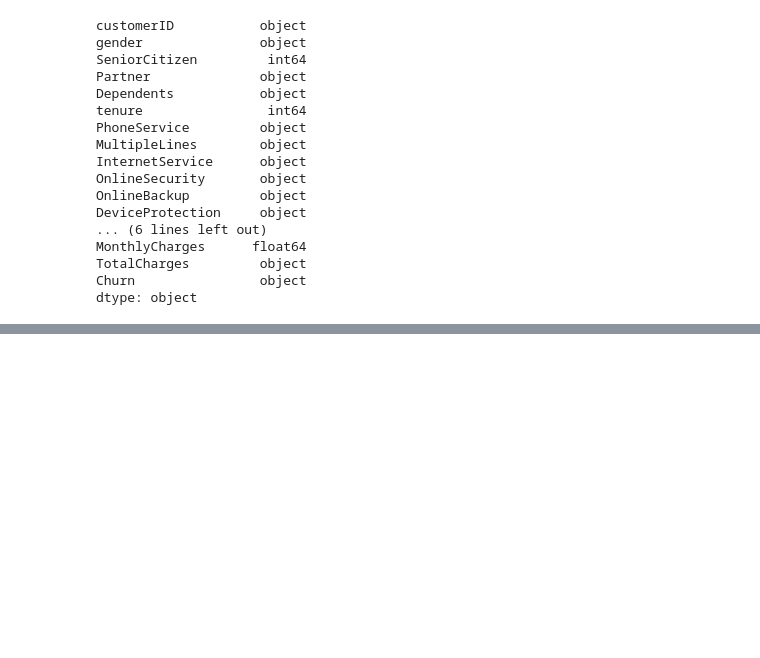
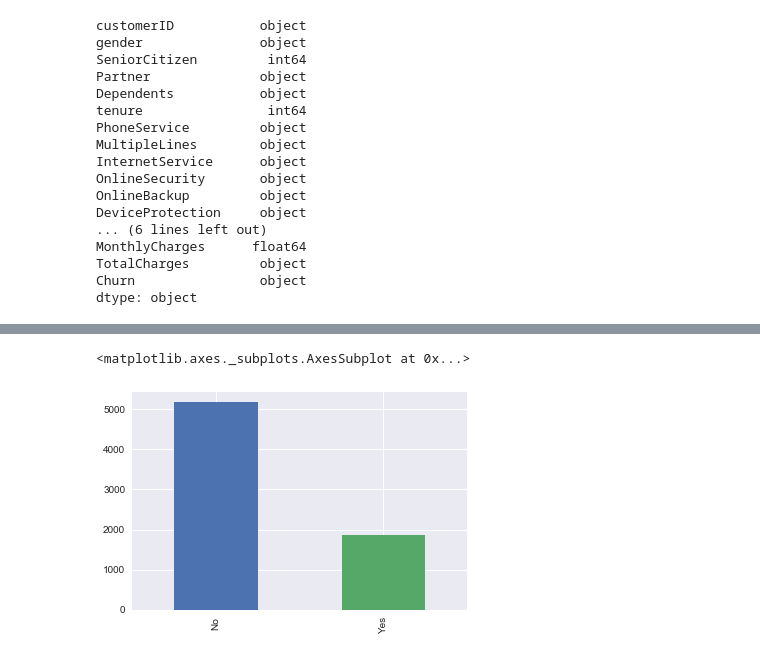
Before and after one commit to cjrutherford/mining, a Jupyter notebook: Data Mining Code Portion..ipynb, the cells around one changed output, grey strips where cells are left out. Cells and saved outputs as stored; diff of their text form; code cells hidden in the pictures; blank space fills up the shorter version.

```diff
--- a/Data Mining Code Portion..ipynb
+++ b/Data Mining Code Portion..ipynb
@@ -113,0 +78,6 @@ Name: genderOrdinal, dtype: int64
+# %%
+churn_counts = customer_data.Churn.value_counts()
+churn_counts.plot.bar()
+# %% [output]
+<matplotlib.axes._subplots.AxesSubplot at 0x...>
+[figure, added]
```
Also changed, not shown: parts of 19 cells of this notebook, 1 other file.
